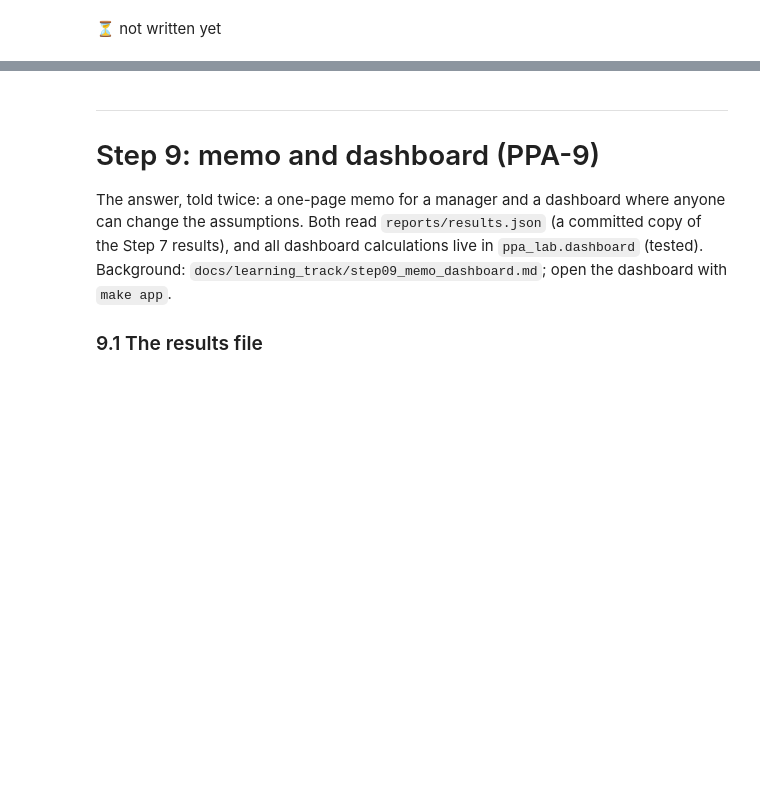
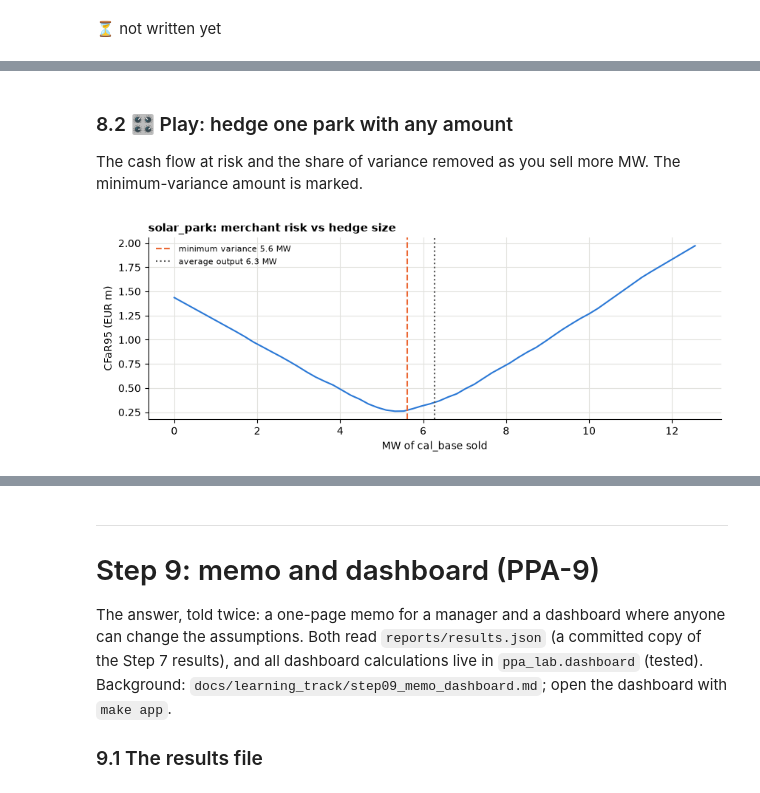
Before and after one commit to ankitpatel1661/ppa-lab, a Jupyter notebook: notebooks/ppa_lab_playground.ipynb, the cells around one changed output, grey strips where cells are left out. Cells and saved outputs as stored; diff of their text form; code cells hidden in the pictures; blank space fills up the shorter version.

```diff
--- a/notebooks/ppa_lab_playground.ipynb
+++ b/notebooks/ppa_lab_playground.ipynb
@@ -2037,0 +2043,10 @@ show_written_answer("step07_pricing.py", "# Your answer:")
+# %%
+from ppa_lab.hedging.hedge import (
+    backtest_hedge, buyer_hedge, hedge_payoffs, hedge_strategies, min_variance_hedge, model_forwards,
+)
+from ppa_lab.hedging.products import MONTHS, QUARTERS, product_masks
+
+masks8 = product_masks(scen7.index, TZ)
+fwd8 = model_forwards(P7, masks8)
+print({k: masks8[k].sum() for k in ("cal_base", "cal_peak", "Q1", "M03")}, "hours")
+pd.Series({k: fwd8[k] for k in ("cal_base", "cal_peak", *QUARTERS)}, name="model forward (EUR/MWh)").round(2)
@@ -2037,0 +2062,21 @@ show_written_answer("step07_pricing.py", "# Your answer:")
+# %% [markdown]
+### 8.2 🎛 Play: hedge one park with any amount
+The cash flow at risk and the share of variance removed as you sell more MW. The minimum-variance
+amount is marked.
+# %%
+PARK = "solar_park"         # solar_park or wind_park
+PRODUCT = "cal_base"        # cal_base, cal_peak, Q1..Q4, M01..M12
+
+cash8 = (P7 * Q7[PARK]).sum(axis=1)
+avg_mw8 = Q7[PARK].sum(axis=1).mean() / P7.shape[1]
+pay8 = hedge_payoffs(P7, masks8, fwd8, [PRODUCT])[:, 0]
+best8 = min_variance_hedge(cash8, pay8[:, None])[0]
+grid = np.linspace(0, 2 * max(best8, avg_mw8), 60)
+cfar8 = [cash_flow_at_risk(cash8 + h * pay8) / 1e6 for h in grid]
+fig, ax = plt.subplots(figsize=(10, 3.2))
+ax.plot(grid, cfar8, color="#2a78d6"); ax.axvline(best8, color="#eb6834", linestyle="--", label=f"minimum variance {best8:.1f} MW")
+ax.axvline(avg_mw8, color="#555", linestyle=":", label=f"average output {avg_mw8:.1f} MW")
+ax.set_xlabel(f"MW of {PRODUCT} sold"); ax.set_ylabel("CFaR95 (EUR m)"); ax.legend(frameon=False, fontsize=8)
+ax.set_title(f"{PARK}: merchant risk vs hedge size");
+# %% [output]
+[figure, added]
```
Also changed, not shown: parts of 27 cells of this notebook, 38 other files.
